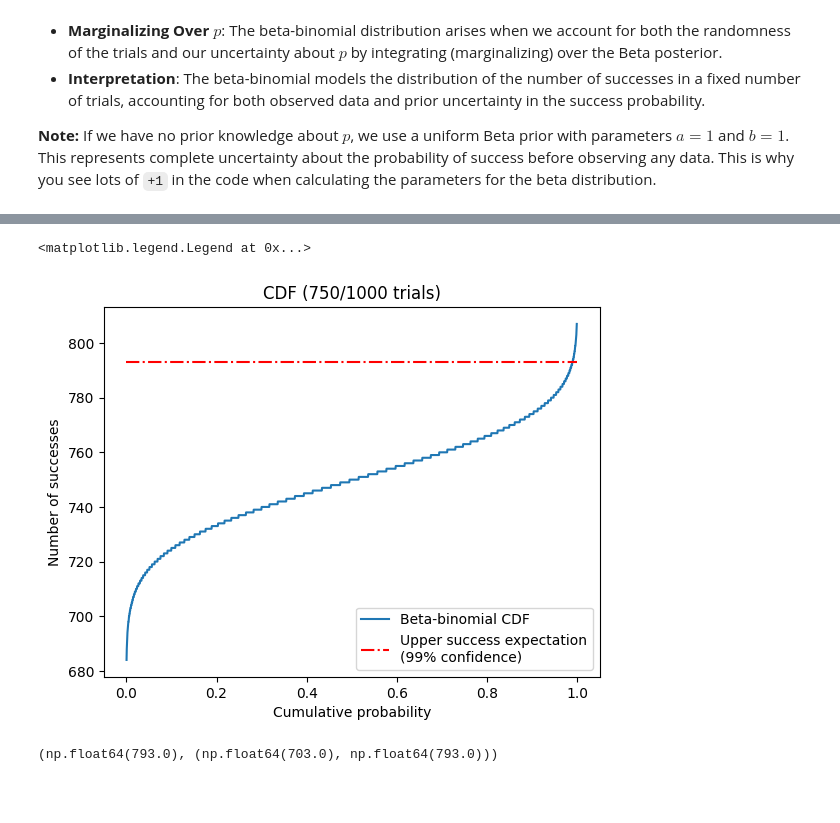
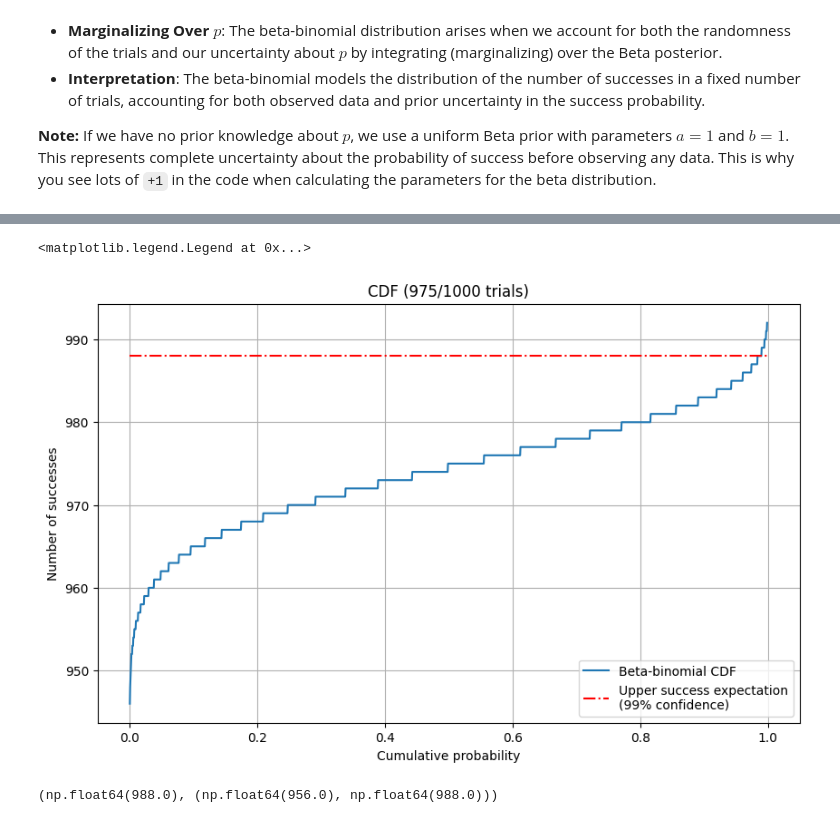
Before and after one commit to jlucas-oqc/playgound, a Jupyter notebook: beta_bin.ipynb, the cells around one changed output, grey strips where cells are left out. Saved outputs shown, nothing was run; the diff lists cells and outputs as text; code cells hidden in the pictures; blank space fills up the shorter version.

```diff
--- a/beta_bin.ipynb
+++ b/beta_bin.ipynb
@@ -27,6 +27,6 @@ from scipy.stats import betabinom, beta
 import matplotlib.pyplot as plt
 # %%
-n, a = 1000, 750  # 1000 trials, 975 successes
+n, a = 1000, 975  # 1000 trials, 975 successes
 
 conf_lim_1tail = 0.99  # confidence limit for 1-tailed test (e.g., upper bound on expected successes)
 conf_lim_2tail = (
@@ -70,30 +73,31 @@ ax.legend(loc="upper right")
 # %%
 # Alternatively, plot the cdf of a new trial showing the 1-tailed threshold
 step = 0.0005
 x = np.arange(0, 1, step)
 x = x[1:-1]
-plt.figure()
+plt.figure(figsize=(10, 6))
 plt.plot(x, betabinom.ppf(x, n, a + 1, b + 1), label="Beta-binomial CDF")
 upper_expectation = betabinom.ppf(conf_lim_1tail, n, a + 1, b + 1)
 plt.hlines(
     upper_expectation,
     0,
     1,
     colors="r",
     linestyles="-.",
     label=f"Upper success expectation\n({conf_lim_1tail * 100:2.0f}% confidence)",
 )
 plt.xlabel("Cumulative probability")
 plt.ylabel("Number of successes")
 plt.title(f"CDF ({a}/{n} trials)")
+plt.grid()
 plt.legend(loc="lower right")
 # %% [output]
 <matplotlib.legend.Legend at 0x...>
-[figure, old version]
+[figure, new version]
 # %%
 upper_expectation, conf_int
 # %% [output]
-(np.float64(793.0), (np.float64(703.0), np.float64(793.0)))
+(np.float64(988.0), (np.float64(956.0), np.float64(988.0)))
 # %%
 # Calculate the upper threshold of expected number of new trials
 # needed for each confidence limit given the number of good measurements so far
```
Also changed, not shown: parts of 4 cells of this notebook.
